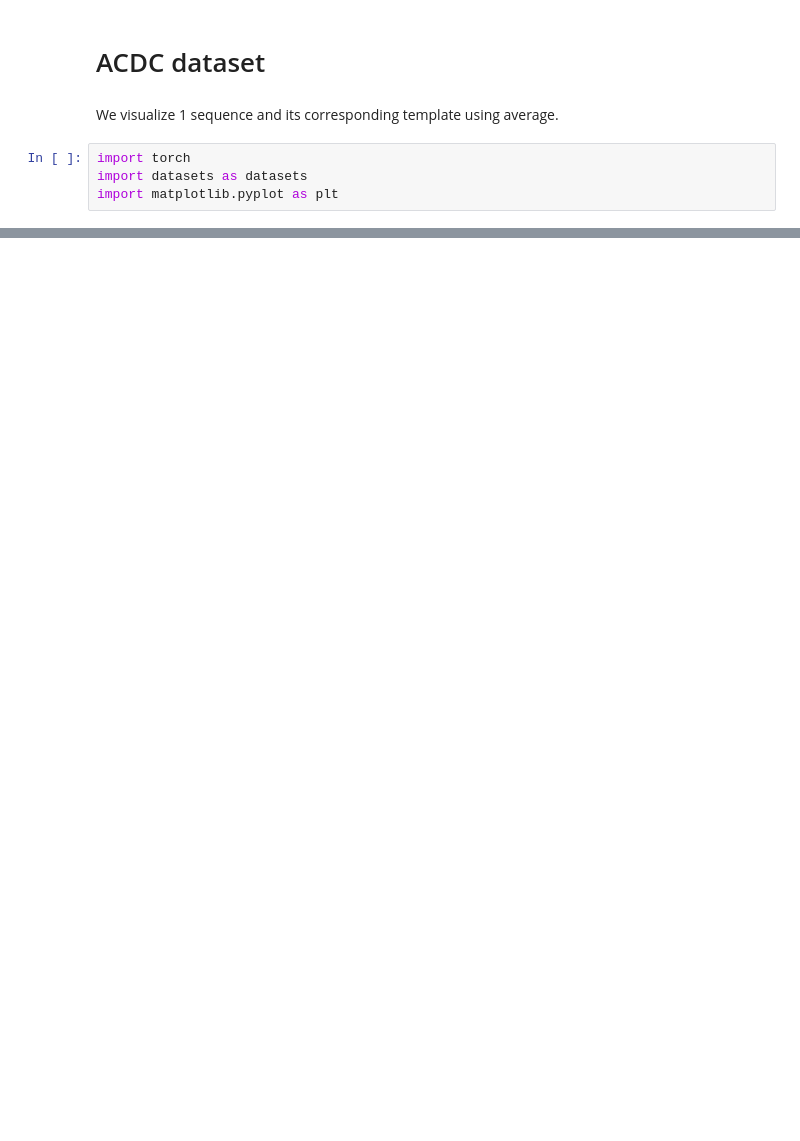
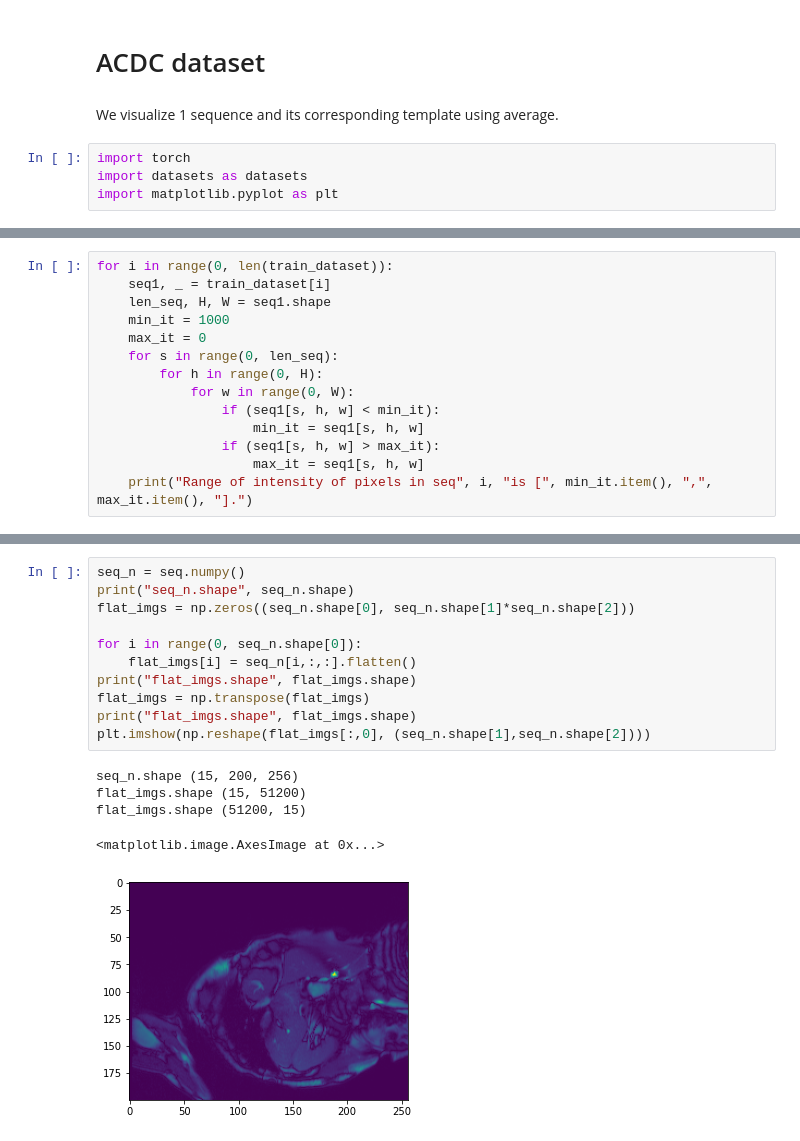
Before and after one commit to ManalHamdi/RAFT, a Jupyter notebook: core/DataVisualisation.ipynb, the cells around one changed output, grey strips where cells are left out. Drawn from its saved outputs; the diff is of its cells as text; blank space fills up the shorter version.

```diff
--- a/core/DataVisualisation.ipynb
+++ b/core/DataVisualisation.ipynb
@@ -31,0 +50,14 @@ This is the corresponding template
+# %%
+for i in range(0, len(train_dataset)):
+    seq1, _ = train_dataset[i]
+    len_seq, H, W = seq1.shape
+    min_it = 1000
+    max_it = 0
+    for s in range(0, len_seq):
+        for h in range(0, H):
+            for w in range(0, W):
+                if (seq1[s, h, w] < min_it):
+                    min_it = seq1[s, h, w]
+                if (seq1[s, h, w] > max_it):
+                    max_it = seq1[s, h, w]
+    print("Range of intensity of pixels in seq", i, "is [", min_it.item(), ",", max_it.item(), "].")
@@ -31,0 +125,17 @@ This is the corresponding template
+# %%
+seq_n = seq.numpy()
+print("seq_n.shape", seq_n.shape)
+flat_imgs = np.zeros((seq_n.shape[0], seq_n.shape[1]*seq_n.shape[2]))
+
+for i in range(0, seq_n.shape[0]):
+    flat_imgs[i] = seq_n[i,:,:].flatten()
+print("flat_imgs.shape", flat_imgs.shape)
+flat_imgs = np.transpose(flat_imgs)
+print("flat_imgs.shape", flat_imgs.shape)
+plt.imshow(np.reshape(flat_imgs[:,0], (seq_n.shape[1],seq_n.shape[2])))
+# %% [output]
+seq_n.shape (15, 200, 256)
+flat_imgs.shape (15, 51200)
+flat_imgs.shape (51200, 15)
+<matplotlib.image.AxesImage at 0x...>
+[figure, added]
```
Also changed, not shown: parts of 26 cells of this notebook, 8 other files.
